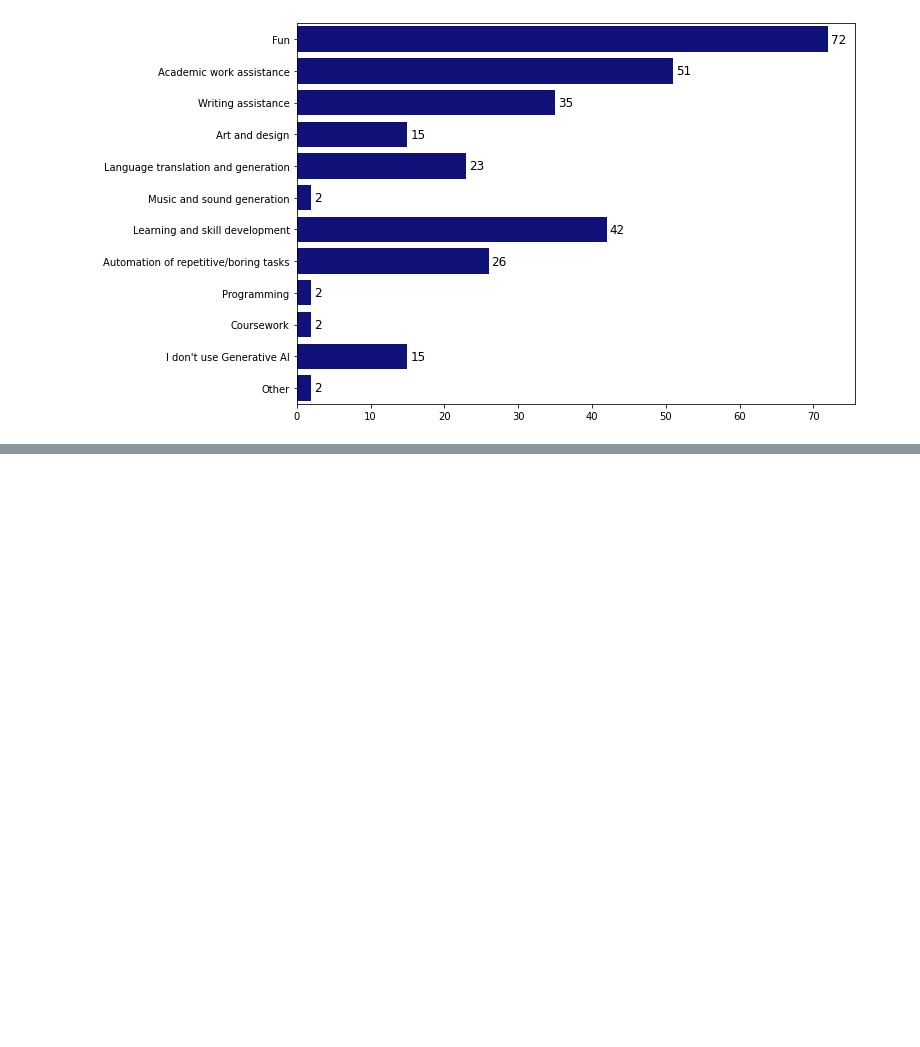
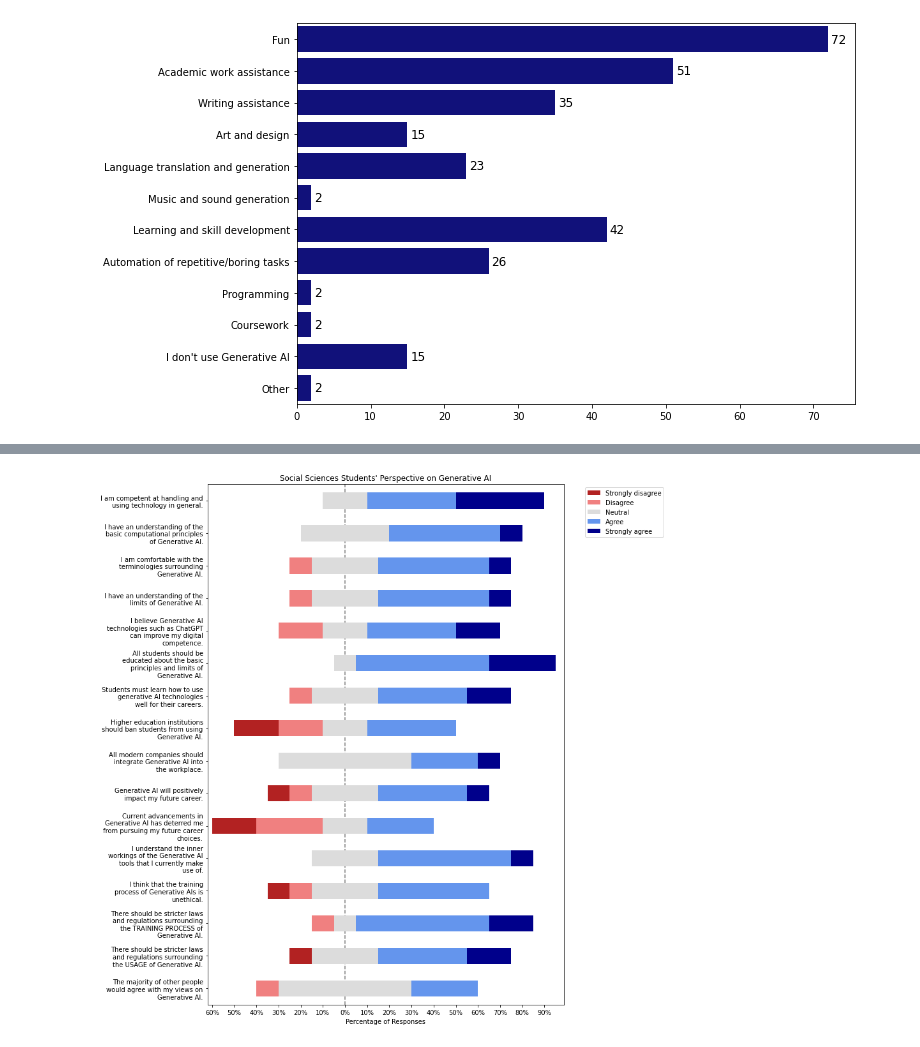
Before and after one commit to menamerai/ml-git-notebooks, a Jupyter notebook: Research/genai-visualize.ipynb, the cells around one changed output, grey strips where cells are left out. Saved outputs shown, nothing was run; the diff lists cells and outputs as text; code cells hidden in the pictures; blank space fills up the shorter version.

```diff
--- a/Research/genai-visualize.ipynb
+++ b/Research/genai-visualize.ipynb
@@ -263,0 +293,7 @@ plt.show()
+# %%
+sosci_perspect_df = socsci_df[groups["perspective"]]
+plot_likert.plot_likert(sosci_perspect_df, pers_scale, plot_percentage=True, figsize=(10, 15))
+plt.title("Social Sciences Students' Perspective on Generative AI")
+plt.show()
+# %% [output]
+[figure, added]
```
Also changed, not shown: parts of 27 cells of this notebook.
